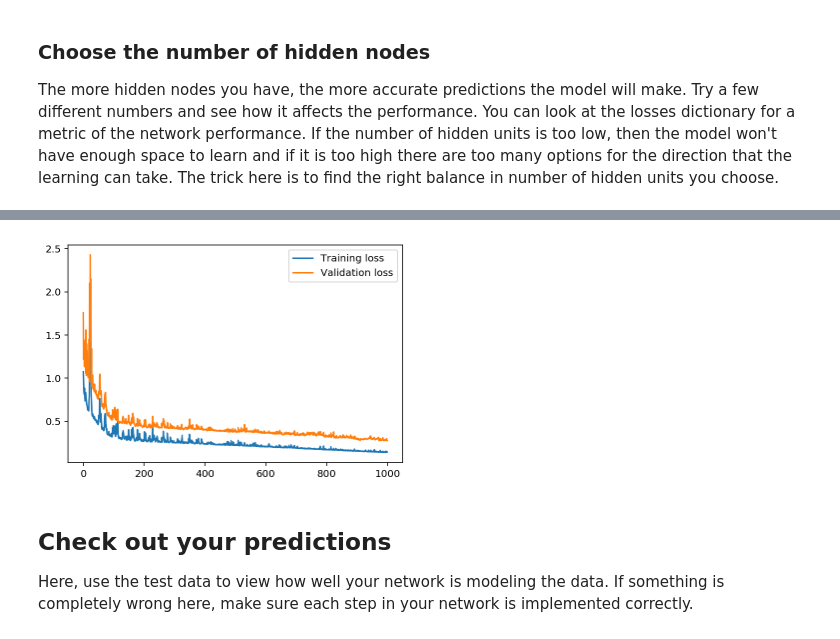
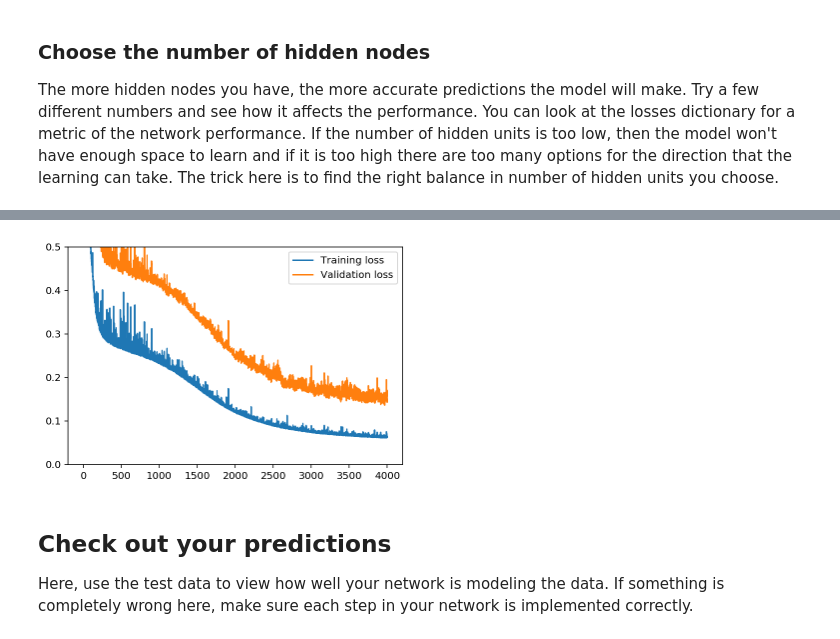
Before and after one commit to frodebjerke/deep-learning-bike-prediction, a Jupyter notebook: Your_first_neural_network.ipynb, the cells around one changed output, grey strips where cells are left out. Saved outputs shown, nothing was run; the diff lists cells and outputs as text; code cells hidden in the pictures.

```diff
--- a/Your_first_neural_network.ipynb
+++ b/Your_first_neural_network.ipynb
@@ -299,9 +299,9 @@ The more hidden nodes you have, the more accurate predictions the model will mak
 import sys
 
 ### Set the hyperparameters here ###
-iterations = 1000
-learning_rate = 1
-hidden_nodes = 9
+iterations = 4000
+learning_rate = 0.5
+hidden_nodes = 20
 output_nodes = 1
 
 N_i = train_features.shape[1]
@@ -338,10 +330,10 @@ Progress: 99.9% ... Training loss: 0.145 ... Validation loss: 0.278
 # %%
 plt.plot(losses['train'], label='Training loss')
 plt.plot(losses['validation'], label='Validation loss')
 plt.legend()
-_ = plt.ylim()
+_ = plt.ylim(ymax=0.5, ymin=0)
 # %% [output]
-[figure, old version]
+[figure, new version]
 # %% [markdown]
 ## Check out your predictions
 
```
Also changed, not shown: parts of 3 cells of this notebook, 1 other file.
